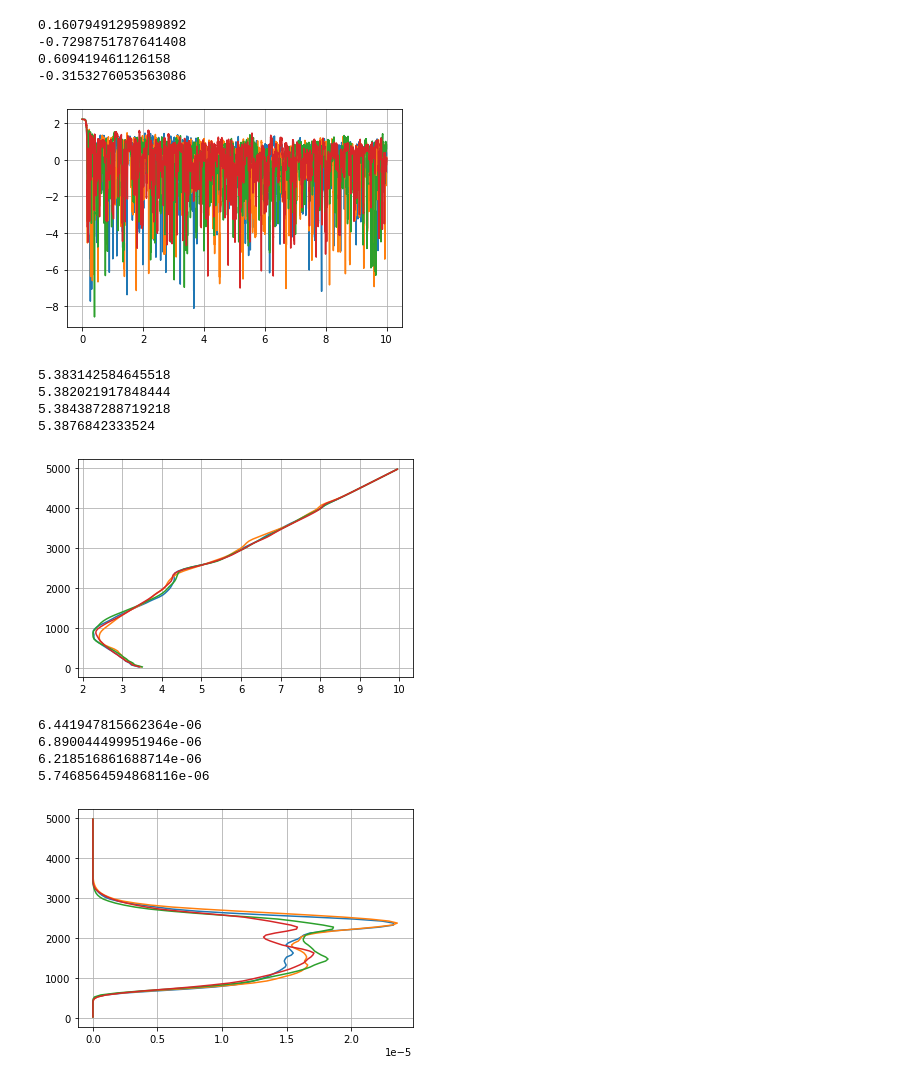
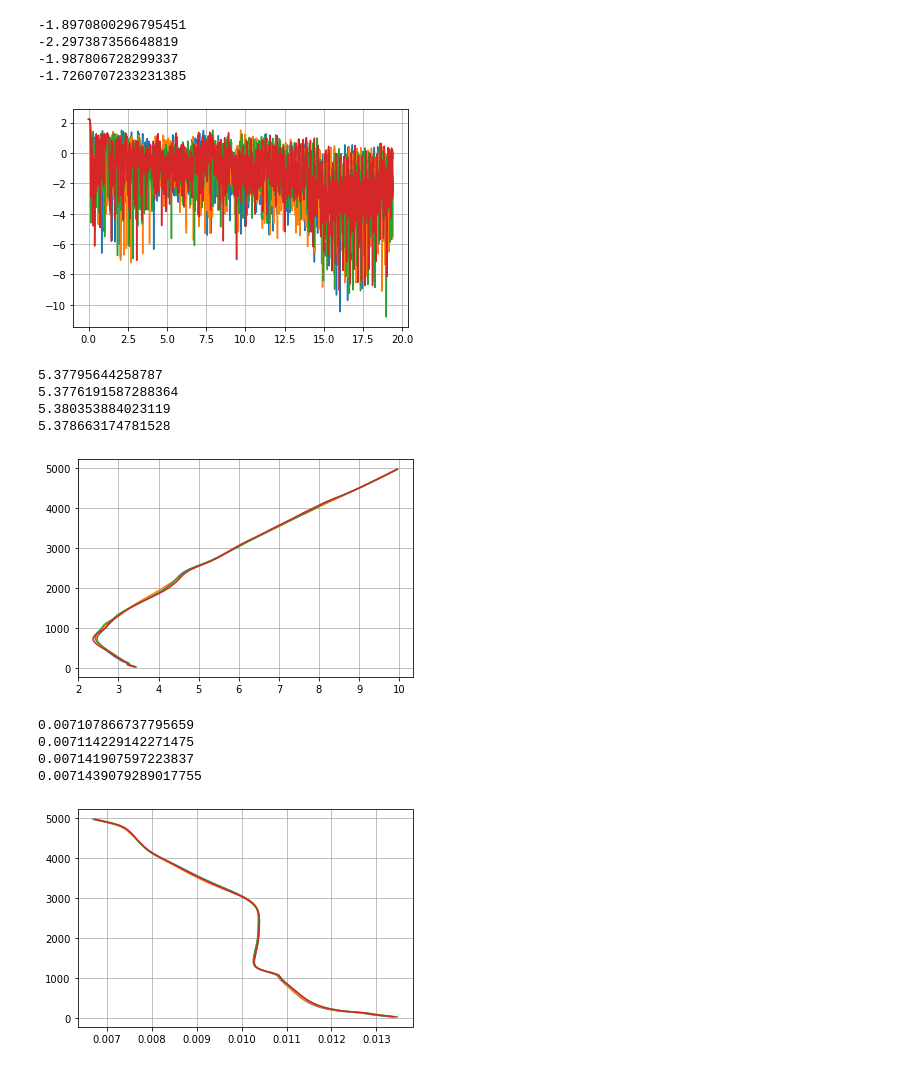
Before and after one commit to pnnl/pinacles, a Jupyter notebook: CoupledPlots.ipynb, the cells around one changed output. Cells and saved outputs as stored; diff of their text form; code cells hidden in the pictures.

```diff
--- a/CoupledPlots.ipynb
+++ b/CoupledPlots.ipynb
@@ -13,17 +13,17 @@ for n in range(N):
     path = os.path.join(path, 'stats.nc')
     column_data.append(nc.Dataset(path, 'r'))
 # %%
-var = 'lWP'
+#var = 'LWP'
 #plt.figure()
 lwp_mean = []
 data_pack = []
 plt.figure(figsize=(8,8))
-Nt = 60 *24*1
+Nt =   6 * 6   #6*12#6 * 24*4#* 48
 for n in range(N):
     #plt.subplot(4,1,n+1)
     micro = column_data[n]['MicroBase']
     data = micro['timeseries']['LWP'][:]  +  micro['timeseries']['VWP'][:] +  micro['timeseries']['RWP'][:]
-    lwp_mean.append(np.mean(data[-24*60*5:]))
+    lwp_mean.append(np.mean(data[6*6:]))
     data = np.convolve(data, np.ones(Nt)/Nt, mode='valid')
     time = micro['timeseries']['time'][:]
     time = np.convolve(time, np.ones(Nt)/Nt, mode='valid')
@@ -35,6 +35,6 @@ for n in range(N):
 
 plt.legend()
 plt.grid()
-plt.savefig('qc.png')
+plt.savefig('qc.png', dpi=400)
     #plt.ylim(0.0, 0.41)
 # %% [output]
@@ -92,11 +88,11 @@ for n in range(N):
 
 plt.grid()
 # %% [output]
-0.16079491295989892
--0.7298751787641408
-0.609419461126158
--0.3153276053563086
+-1.8970800296795451
+-2.297387356648819
+-1.987806728299337
+-1.7260707233231385
-[figure, old version]
+[figure, new version]
 # %%
 grp = 'VelocityState'
 var = 'u'
@@ -114,33 +110,33 @@ for n in range(N):
 plt.grid()
 plt.savefig('u.png')
 # %% [output]
-5.383142584645518
-5.382021917848444
-5.384387288719218
-5.3876842333524
+5.37795644258787
+5.3776191587288364
+5.380353884023119
+5.378663174781528
-[figure, old version]
+[figure, new version]
 # %%
 grp = 'ScalarState'
-var = 'qc'
+var = 'qv'
 #plt.figure()
 data_pack = []
 for n in range(N):
     micro = column_data[n][grp]
-    data = np.mean(micro['profiles'][var][- 5 * 24 * 60:,:], axis=0)
+    data = np.mean(micro['profiles'][var][-6*24:,:], axis=0)
     z = micro['profiles']['z'][:]
     plt.plot(data, z)
     data_pack.append(data)
 
-    print(np.mean(data[-5 * 24 * 60:]))
+    print(np.mean(data[-6:]))
 
 plt.grid()
 plt.savefig('qc2.png')
 # %% [output]
-6.441947815662364e-06
-6.890044499951946e-06
-6.218516861688714e-06
-5.7468564594868116e-06
+0.007107866737795659
+0.007114229142271475
+0.007141907597223837
+0.0071439079289017755
-[figure, old version]
+[figure, new version]
 # %%
 grp = 'ScalarState'
 var = 'qc'
```
Also changed, not shown: parts of 5 cells of this notebook, 3 other files.
